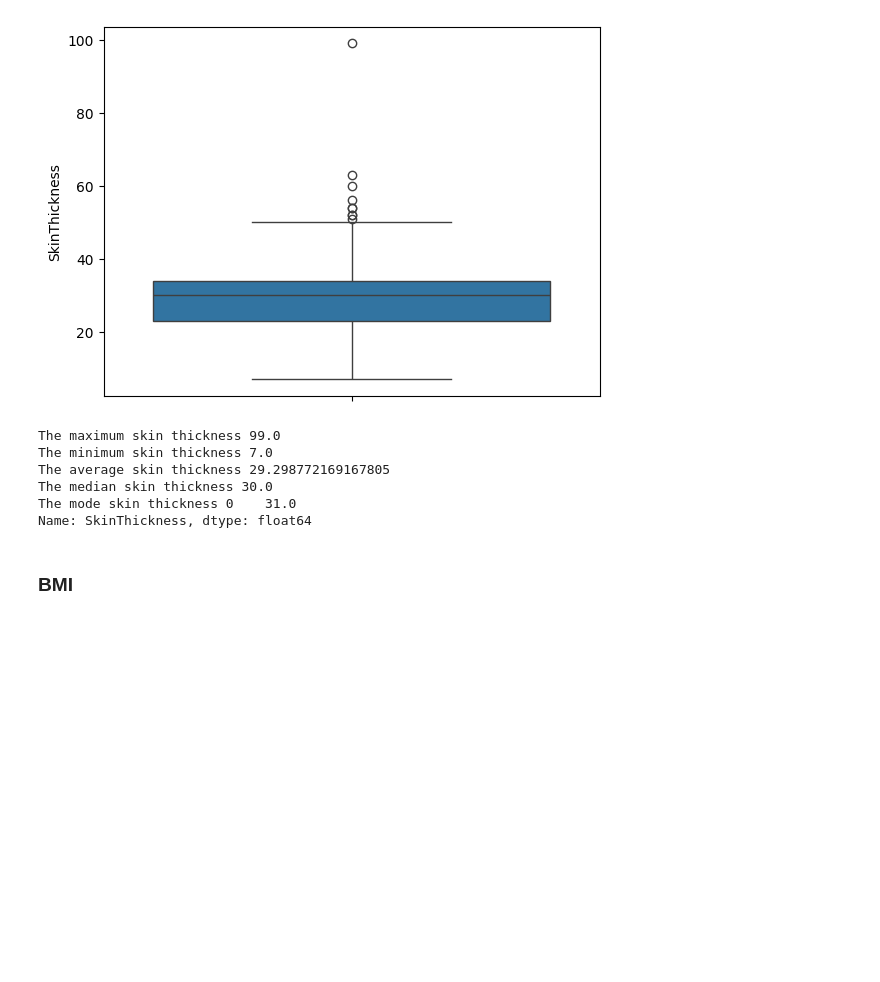
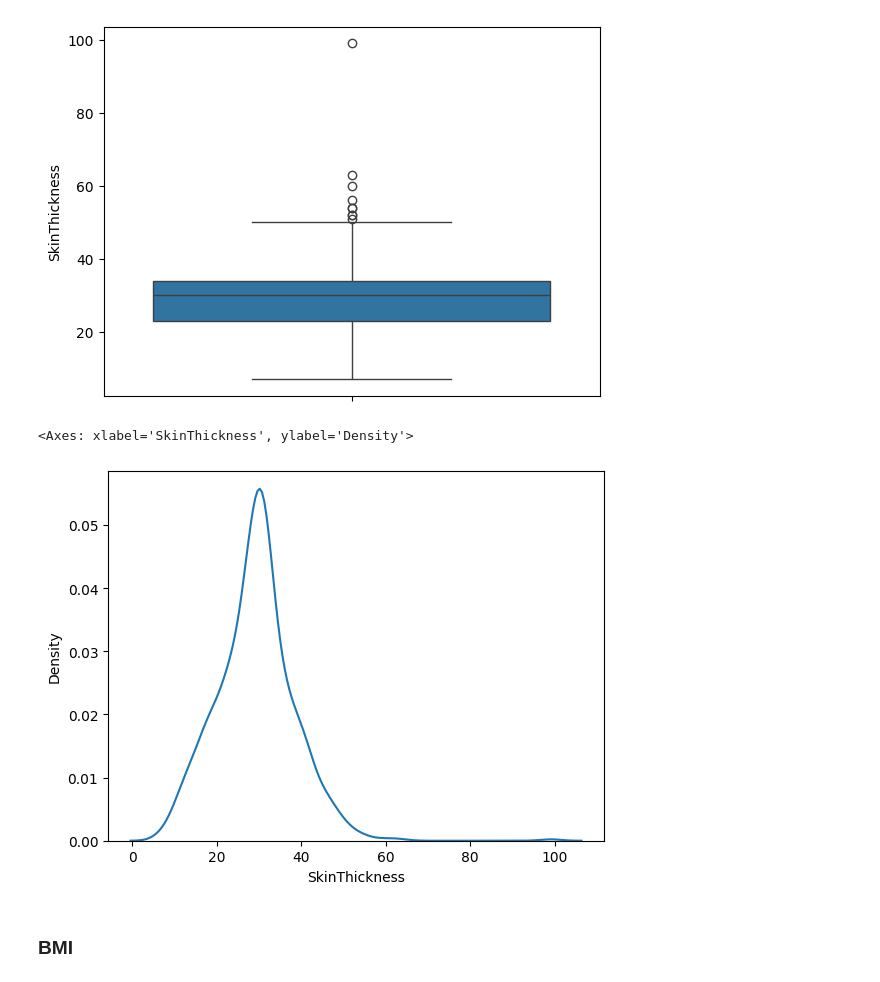
Before and after one commit to withabubaker/Diabetes-SupervisedLearning, a Jupyter notebook: Diabetes.ipynb, the cells around one changed output. Cells and saved outputs as stored; diff of their text form; code cells hidden in the pictures; blank space fills up the shorter version.

```diff
--- a/Diabetes.ipynb
+++ b/Diabetes.ipynb
@@ -87,7 +97,7 @@ plt.show()
 # %% [output]
 [figure]
 # %%
-bins = [20, 25, 30, 35, 40, 45, 50, 60, 81]
+bins = [20, 25, 30, 35, 40, 45, 50, 60, 82]
 labels = ['20-24','25-29', '30-34', '35-39', '40-44', '45-49', '50-59', '60-81' ]
 df['AgeGroup'] = pd.cut(df['Age'], bins=bins, labels=labels, right=False)
 
@@ -363,19 +382,11 @@ sns.boxplot(data=df_update3, y='SkinThickness')
 plt.show()
 # %% [output]
 [figure]
-# %%
-print(f'The maximum skin thickness {df_update3['SkinThickness'].max()}')
-print(f'The minimum skin thickness {df_update3['SkinThickness'].min()}')
-print(f'The average skin thickness {df_update3['SkinThickness'].mean()}')
-print(f'The median skin thickness {df_update3['SkinThickness'].median()}')
-print(f'The mode skin thickness {df_update3['SkinThickness'].mode()}')
-# %% [output]
-The maximum skin thickness 99.0
-The minimum skin thickness 7.0
-The average skin thickness 29.298772169167805
-The median skin thickness 30.0
-The mode skin thickness 0    31.0
-Name: SkinThickness, dtype: float64
+# %%
+sns.kdeplot(data=df_update3, x='SkinThickness')
+# %% [output]
+<Axes: xlabel='SkinThickness', ylabel='Density'>
+[figure, added]
 # %% [markdown]
 ### BMI
 # %%
```
Also changed, not shown: parts of 50 cells of this notebook.
